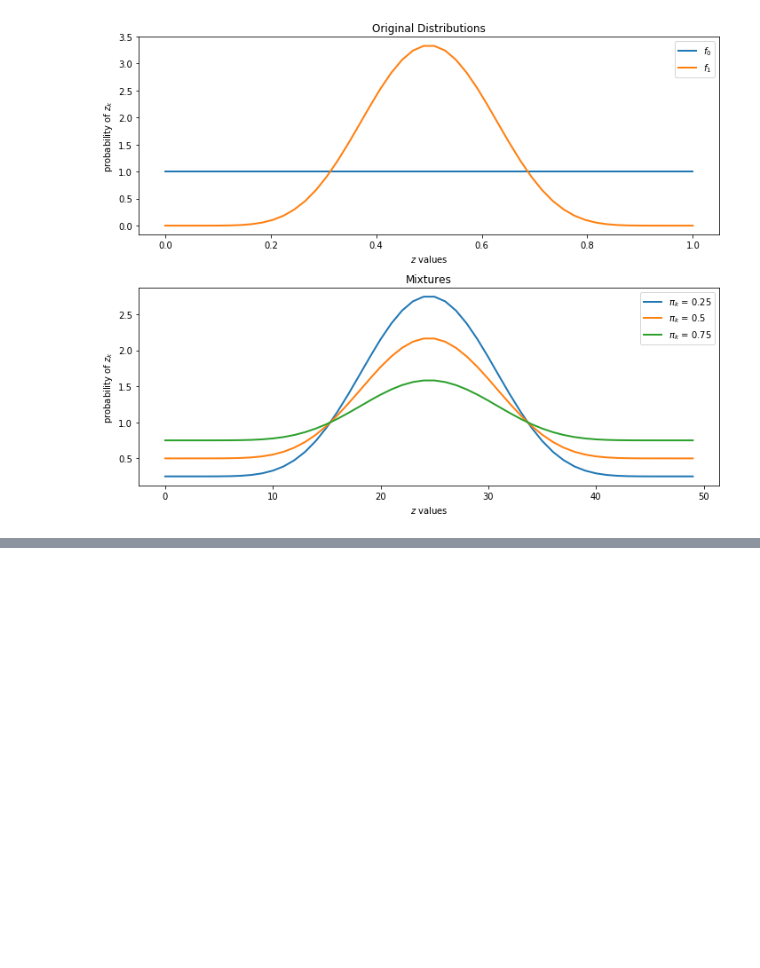
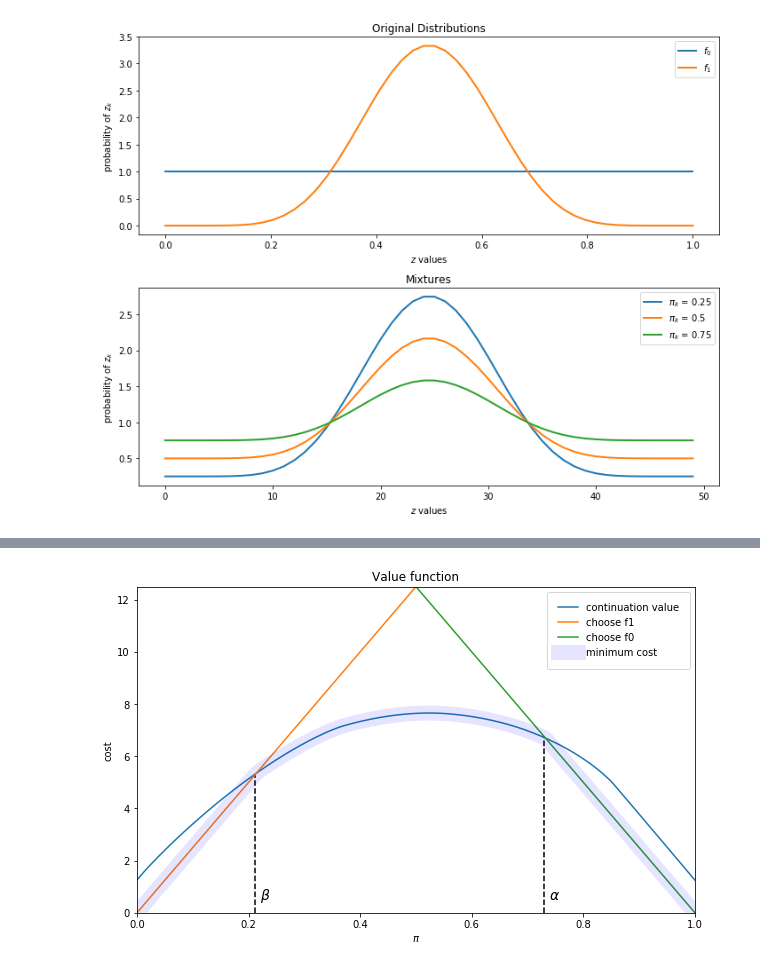
Before and after one commit to PanPip/QuantEcon_Tasks, a Jupyter notebook: Dynamic_programming.ipynb, the cells around one changed output, grey strips where cells are left out. Cells and saved outputs as stored; diff of their text form; code cells hidden in the pictures; blank space fills up the shorter version.

```diff
--- a/Dynamic_programming.ipynb
+++ b/Dynamic_programming.ipynb
@@ -648,0 +667,55 @@ def solve_model(wf,
+# %%
+def find_cutoff_rule(wf, h):
+
+    """
+    This function takes a continuation value function and returns the
+    corresponding cutoffs of where you transition between continuing and
+    choosing a specific model
+    """
+
+    π_grid = wf.π_grid
+    L0, L1 = wf.L0, wf.L1
+
+    # Evaluate cost at all points on grid for choosing a model
+    payoff_f0 = (1 - π_grid) * L0
+    payoff_f1 = π_grid * L1
+
+    # The cutoff points can be found by differencing these costs with
+    # The Bellman equation (J is always less than or equal to p_c_i)
+    β = π_grid[np.searchsorted(
+                              payoff_f1 - np.minimum(h, payoff_f0),
+                              1e-10)
+               - 1]
+    α = π_grid[np.searchsorted(
+                              np.minimum(h, payoff_f1) - payoff_f0,
+                              1e-10)
+               - 1]
+
+    return (β, α)
+
+β, α = find_cutoff_rule(wf, h_star)
+cost_L0 = (1 - wf.π_grid) * wf.L0
+cost_L1 = wf.π_grid * wf.L1
+
+fig, ax = plt.subplots(figsize=(10, 6))
+
+ax.plot(wf.π_grid, h_star, label='continuation value')
+ax.plot(wf.π_grid, cost_L1, label='choose f1')
+ax.plot(wf.π_grid, cost_L0, label='choose f0')
+ax.plot(wf.π_grid,
+        np.amin(np.column_stack([h_star, cost_L0, cost_L1]),axis=1),
+        lw=15, alpha=0.1, color='b', label='minimum cost')
+
+ax.annotate(r"$\beta$", xy=(β + 0.01, 0.5), fontsize=14)
+ax.annotate(r"$\alpha$", xy=(α + 0.01, 0.5), fontsize=14)
+
+plt.vlines(β, 0, β * wf.L0, linestyle="--")
+plt.vlines(α, 0, (1 - α) * wf.L1, linestyle="--")
+
+ax.set(xlim=(0, 1), ylim=(0, 0.5 * max(wf.L0, wf.L1)), ylabel="cost",
+       xlabel="$\pi$", title="Value function")
+
+plt.legend(borderpad=1.1)
+plt.show()
+# %% [output]
+[figure, added]
```
Also changed, not shown: parts of 4 cells of this notebook.
